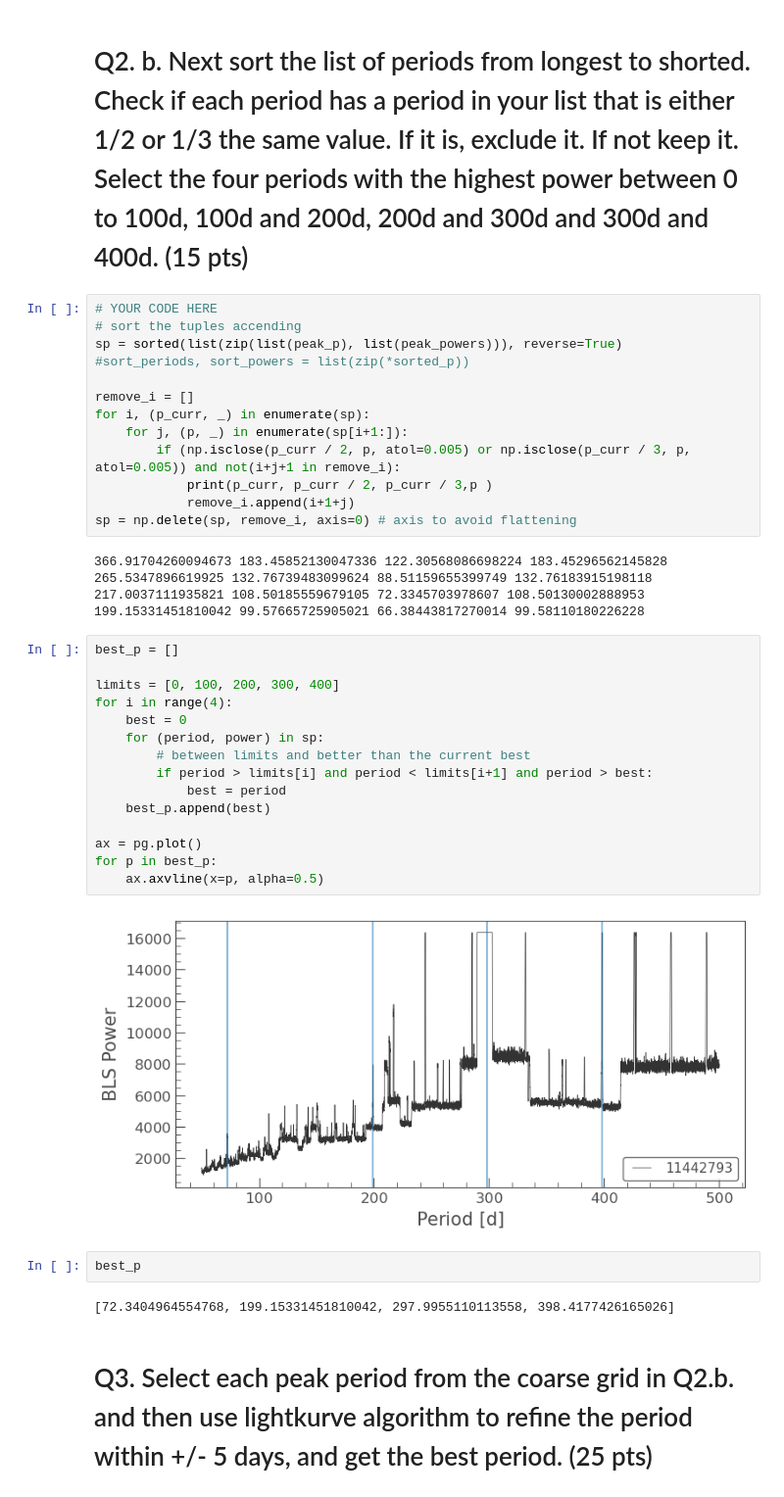
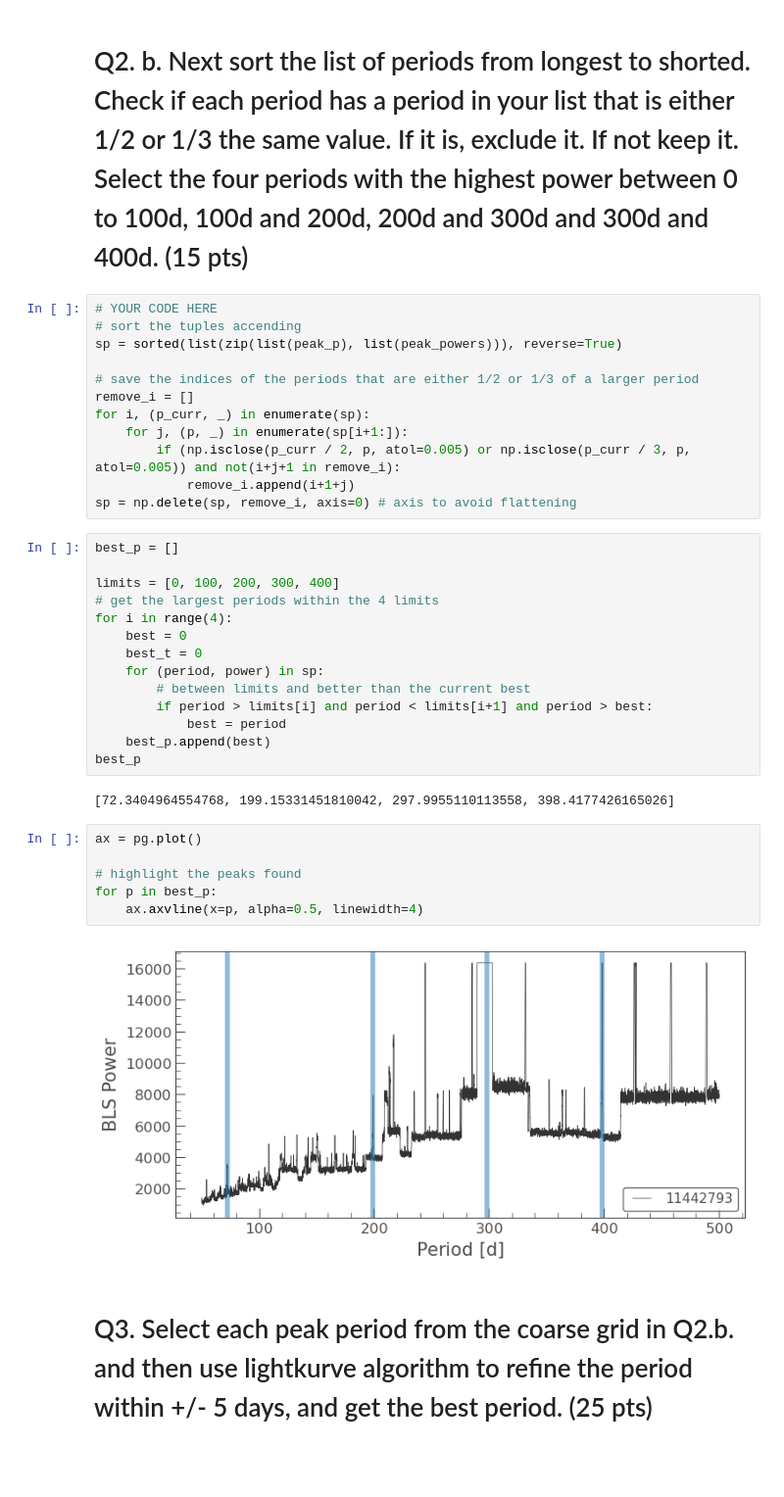
Before and after one commit to gnarayan/ast596_2023_Spring, a Jupyter notebook: homework/HaillePerkins/05/hw05.ipynb, the cells around one changed output. Shown at 98% size. Cells and saved outputs as stored; diff of their text form; blank space fills up the shorter version.

```diff
--- a/homework/HaillePerkins/05/hw05.ipynb
+++ b/homework/HaillePerkins/05/hw05.ipynb
@@ -115,41 +136,38 @@ peak_p # print the periods, now sorted by power
 # YOUR CODE HERE
 # sort the tuples accending
 sp = sorted(list(zip(list(peak_p), list(peak_powers))), reverse=True)
-#sort_periods, sort_powers = list(zip(*sorted_p))
 
+# save the indices of the periods that are either 1/2 or 1/3 of a larger period
 remove_i = []
 for i, (p_curr, _) in enumerate(sp):
     for j, (p, _) in enumerate(sp[i+1:]):
         if (np.isclose(p_curr / 2, p, atol=0.005) or np.isclose(p_curr / 3, p, atol=0.005)) and not(i+j+1 in remove_i):
-            print(p_curr, p_curr / 2, p_curr / 3,p )
             remove_i.append(i+1+j)
 sp = np.delete(sp, remove_i, axis=0) # axis to avoid flattening
-# %% [output]
-366.91704260094673 183.45852130047336 122.30568086698224 183.45296562145828
-265.5347896619925 132.76739483099624 88.51159655399749 132.76183915198118
-217.0037111935821 108.50185559679105 72.3345703978607 108.50130002888953
-199.15331451810042 99.57665725905021 66.38443817270014 99.58110180226228
 # %%
 best_p = []
 
 limits = [0, 100, 200, 300, 400]
+# get the largest periods within the 4 limits
 for i in range(4):
     best = 0
+    best_t = 0
     for (period, power) in sp:
         # between limits and better than the current best
         if period > limits[i] and period < limits[i+1] and period > best:
             best = period
     best_p.append(best)
-
-ax = pg.plot()
-for p in best_p:
-    ax.axvline(x=p, alpha=0.5)
+best_p
 # %% [output]
-[figure, removed]
+[72.3404964554768, 199.15331451810042, 297.9955110113558, 398.4177426165026]
-# %%
-best_p
-# %% [output]
-[72.3404964554768, 199.15331451810042, 297.9955110113558, 398.4177426165026]
+# %%
+ax = pg.plot()
+
+# highlight the peaks found
+for p in best_p:
+    ax.axvline(x=p, alpha=0.5, linewidth=4)
+# %% [output]
+[figure, added]
 # %% [markdown]
 # Q3. Select each peak period from the coarse grid in Q2.b. and then use lightkurve algorithm to refine the period within +/- 5 days, and get the best period. (25 pts)
 # %%
```
Also changed, not shown: parts of 8 cells of this notebook.
